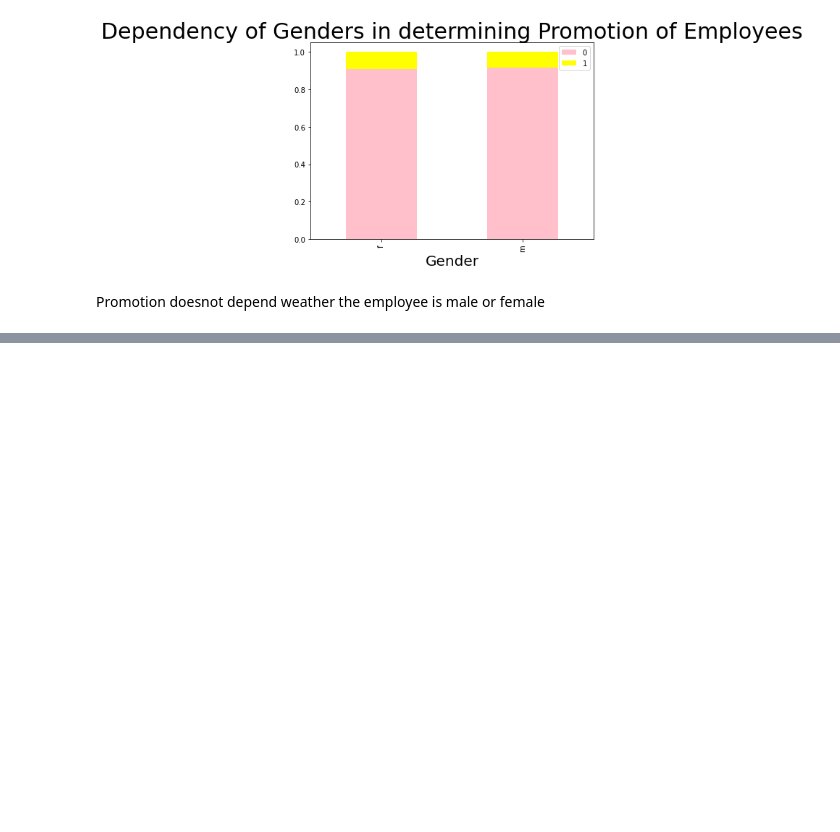
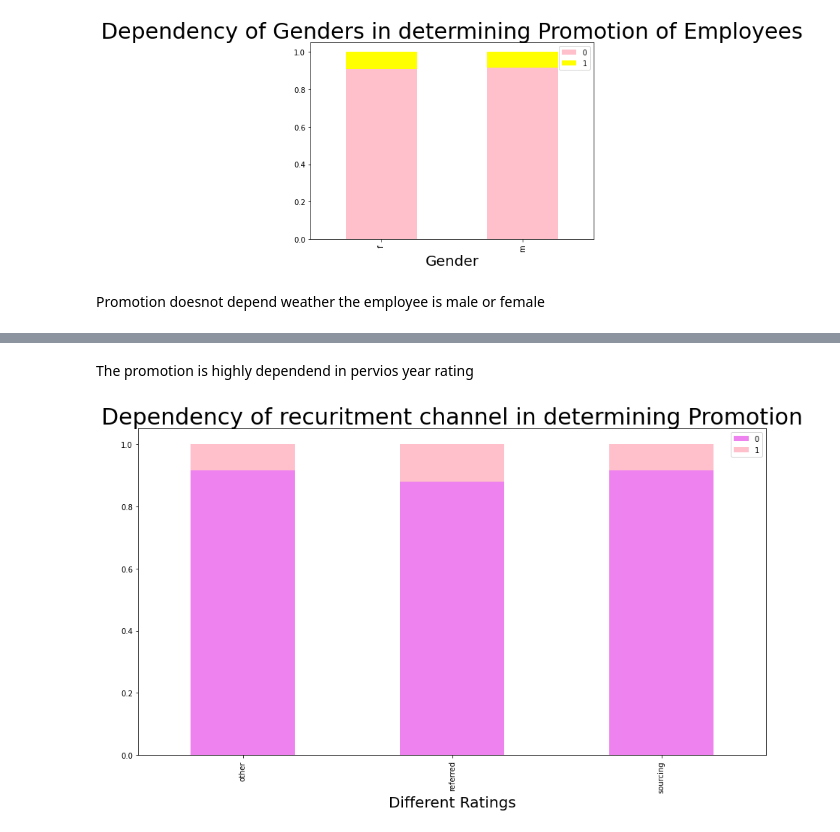
Before and after one commit to kamanak/HR_analytics, a Jupyter notebook: EDA.ipynb, the cells around one changed output, grey strips where cells are left out. Drawn from its saved outputs; the diff is of its cells as text; code cells hidden in the pictures; blank space fills up the shorter version.

```diff
--- a/EDA.ipynb
+++ b/EDA.ipynb
@@ -370,0 +419,14 @@ Promotion doesnot depend weather the employee is male or female
+# %% [markdown]
+The promotion is highly dependend in pervios year rating
+# %%
+# checking dependency on previous years' ratings
+
+data = pd.crosstab(train['recruitment_channel'], train['is_promoted'])
+data.div(data.sum(1).astype('float'), axis = 0).plot(kind = 'bar', stacked = True, figsize = (15, 8), color = ['violet', 'pink'])
+
+plt.title('Dependency of recuritment channel in determining Promotion', fontsize = 30)
+plt.xlabel('Different Ratings', fontsize = 20)
+plt.legend()
+plt.show()
+# %% [output]
+[figure, added]
```
Also changed, not shown: parts of 11 cells of this notebook.
